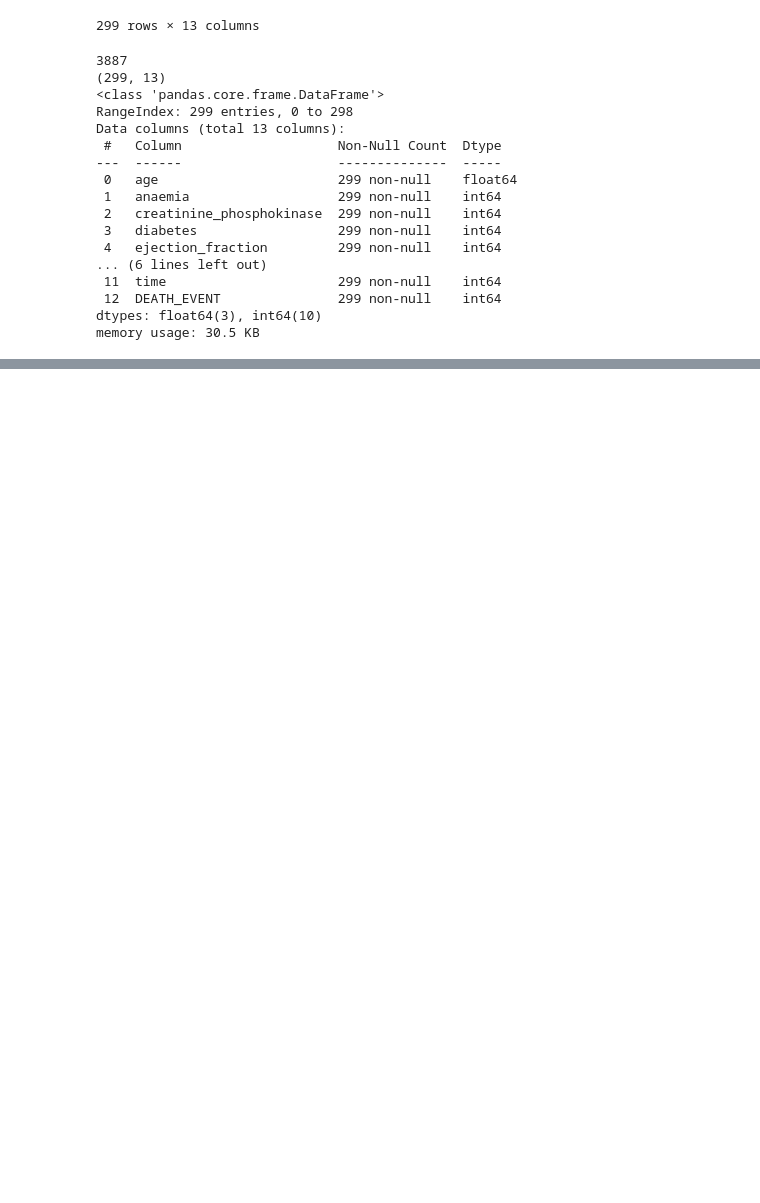
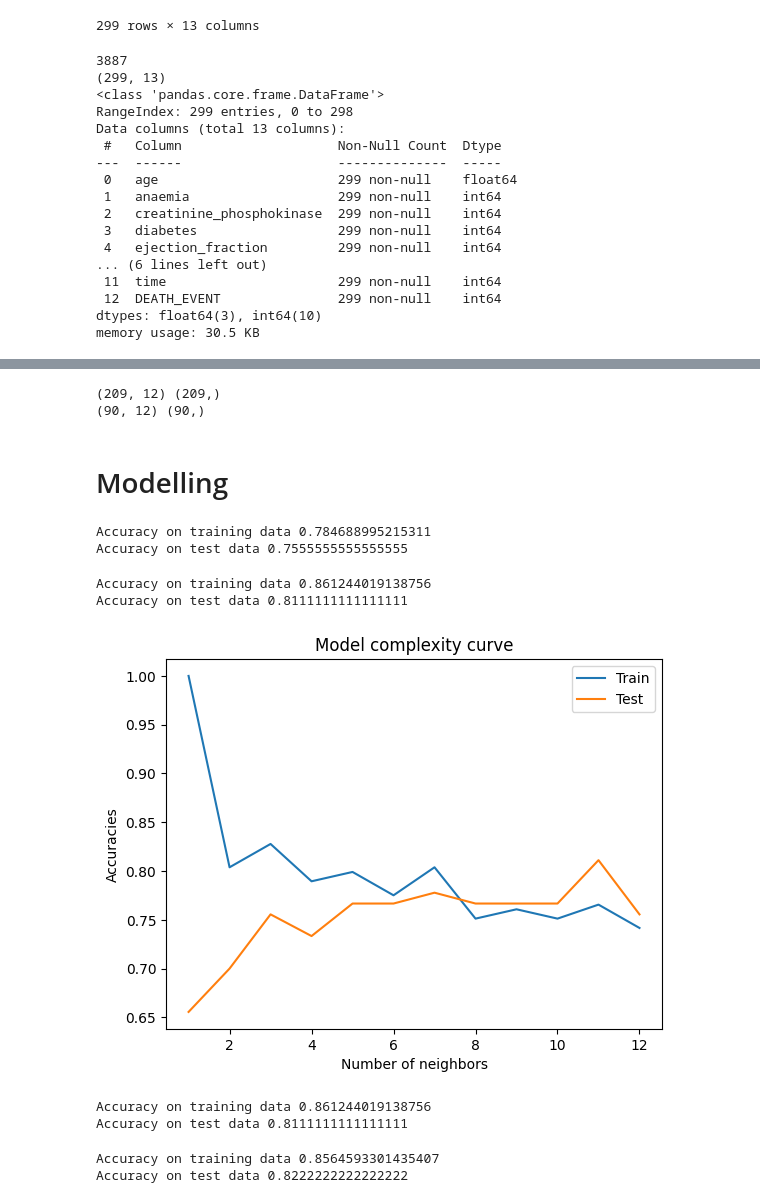
Before and after one commit to maurynnWK/Pushing, a Jupyter notebook: heart_prediction.ipynb, the cells around one changed output, grey strips where cells are left out. Drawn from its saved outputs; the diff is of its cells as text; code cells hidden in the pictures; blank space fills up the shorter version.

```diff
--- a/heart_prediction.ipynb
+++ b/heart_prediction.ipynb
@@ -82,0 +175,7 @@ column_distributions(data)
+# %%
+from sklearn.preprocessing import StandardScaler
+x=data[data.columns[:-1]]
+y=data['heartFailure'].values
+ss=StandardScaler()
+x=ss.fit_transform(x)
+x #returns an array
@@ -82,0 +216,71 @@ column_distributions(data)
+# %%
+from sklearn.model_selection import train_test_split
+x_train,x_test,y_train,y_test=train_test_split(x,y,test_size=0.3,random_state=0)
+print(x_train.shape,y_train.shape)
+print(x_test.shape,y_test.shape)
+# %% [output]
+(209, 12) (209,)
+(90, 12) (90,)
+# %% [markdown]
+# Modelling
+# %%
+from sklearn.naive_bayes import GaussianNB
+nb=GaussianNB()
+nb.fit(x_train,y_train)
+nb.predict(x_test)
+print("Accuracy on training data",nb.score(x_train, y_train ))
+print("Accuracy on test data",nb.score(x_test,y_test))
+# %% [output]
+Accuracy on training data 0.784688995215311
+Accuracy on test data 0.7555555555555555
+# %%
+from sklearn.linear_model import LogisticRegression
+lr=LogisticRegression()
+lr.fit(x_train,y_train)
+lr.predict(x_test)
+print("Accuracy on training data",lr.score(x_train, y_train ))
+print("Accuracy on test data",lr.score(x_test,y_test))
+# %% [output]
+Accuracy on training data 0.861244019138756
+Accuracy on test data 0.8111111111111111
+# %%
+from sklearn.neighbors import KNeighborsClassifier
+accuracies_training={}
+accuracies_testing={}
+for i in np.arange(1,13,1):
+    knn=KNeighborsClassifier(n_neighbors=i)
+    knn.fit(x_train,y_train)
+    scoretrain=knn.score(x_train,y_train)
+    accuracies_training[i]=scoretrain
+    scoretest=knn.score(x_test,y_test)
+    accuracies_testing[i]=scoretest
+#plt.figure(figsize=(3,3))
+plt.plot(np.arange(1,13,1),accuracies_training.values(),label="Train")
+plt.plot(np.arange(1,13,1),accuracies_testing.values(),label="Test")
+plt.xlabel("Number of neighbors")
+plt.ylabel("Accuracies")
+plt.title("Model complexity curve")
+plt.legend()
+plt.show()
+# %% [output]
+[figure, added]
+# %%
+knn=KNeighborsClassifier(n_neighbors=8)
+knn.fit(x_train,y_train)
+knn.predict(x_test)
+print("Accuracy on training data",lr.score(x_train, y_train ))
+print("Accuracy on test data",lr.score(x_test,y_test))
+# %% [output]
+Accuracy on training data 0.861244019138756
+Accuracy on test data 0.8111111111111111
+# %%
+#Using SVM
+from sklearn.svm import SVC
+svc=SVC(kernel='linear',random_state=0)
+svc.fit(x_train,y_train)
+svc.predict(x_test)
+print("Accuracy on training data",svc.score(x_train, y_train ))
+print("Accuracy on test data",svc.score(x_test,y_test))
+# %% [output]
+Accuracy on training data 0.8564593301435407
+Accuracy on test data 0.8222222222222222
```
Also changed, not shown: parts of 14 cells of this notebook.
